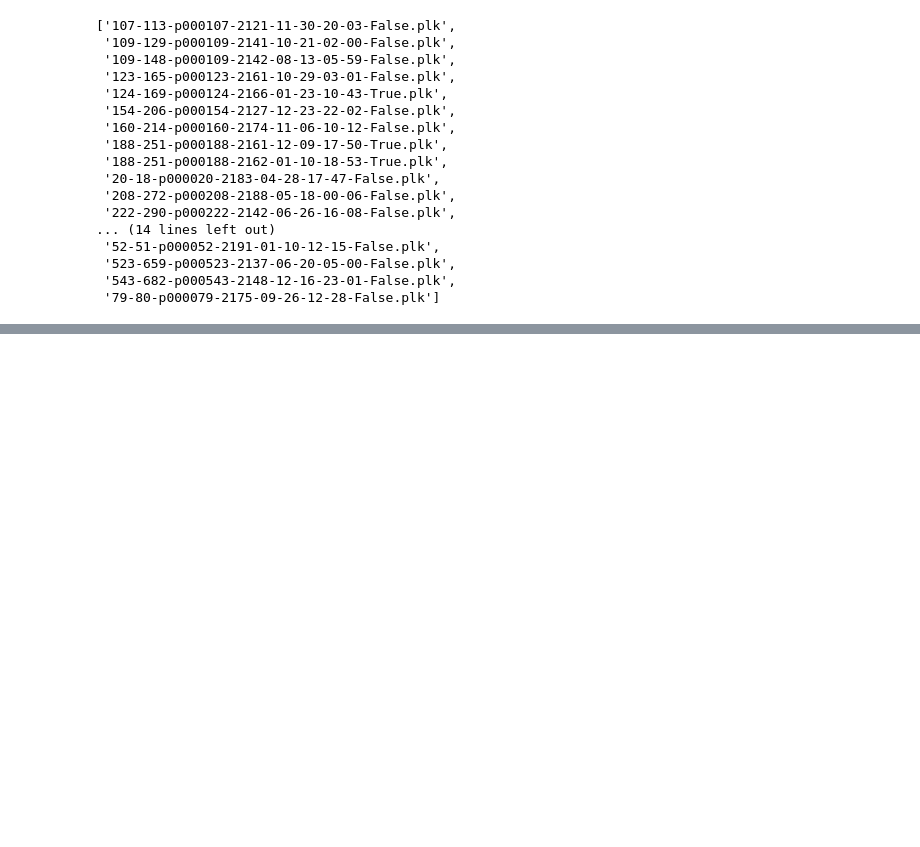
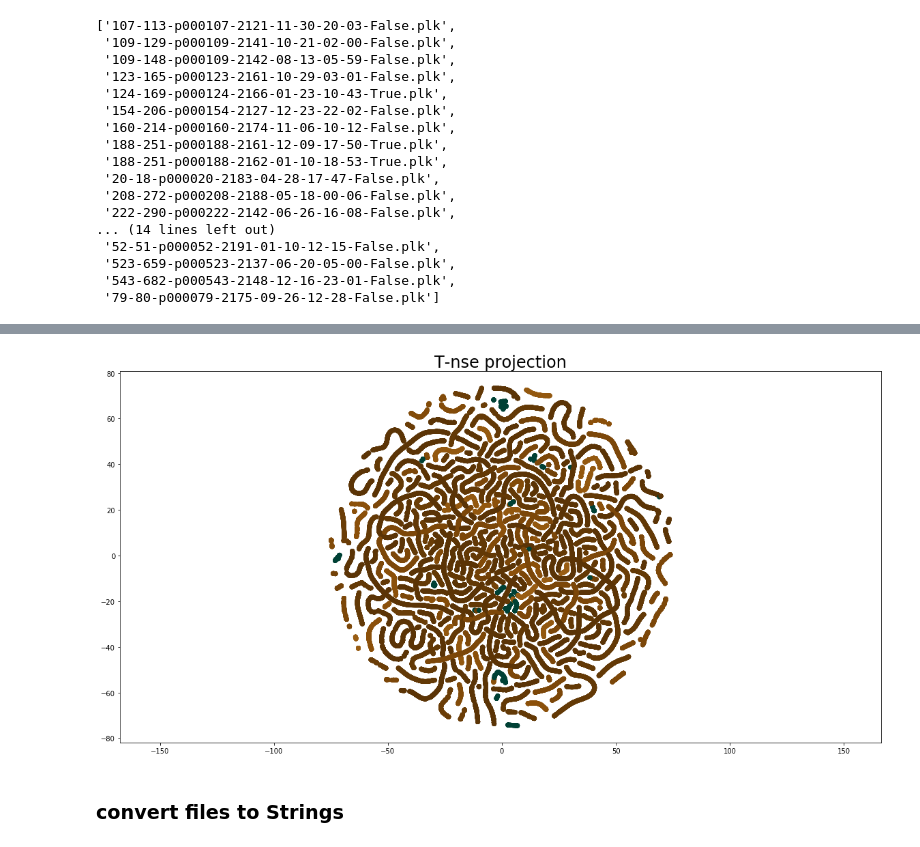
Before and after one commit to andresmore/HR_Analysis, a Jupyter notebook: HR_Analysis/Exploration_DBSCAN.ipynb, the cells around one changed output, grey strips where cells are left out. Drawn from its saved outputs; the diff is of its cells as text; code cells hidden in the pictures; blank space fills up the shorter version.

```diff
--- a/HR_Analysis/Exploration_DBSCAN.ipynb
+++ b/HR_Analysis/Exploration_DBSCAN.ipynb
@@ -106,0 +159,3 @@ db = DBSCAN(eps=0.3, min_samples=10).fit(X)
+# %%
+db.set_params(min_samples=res_gp.x[0],eps=res_gp.x[1])
+db.fit(X)
@@ -151,0 +227,10 @@ plt.title('UMAP projection', fontsize=24);
+# %%
+from sklearn.manifold import TSNE
+X_embedded = TSNE(n_components=2).fit_transform(X)
+plt.scatter(X_embedded[:, 0], X_embedded[:, 1], c=[sns.color_palette("BrBG", len(a))[x] for x in labels])
+plt.gca().set_aspect('equal', 'datalim')
+plt.title('T-nse projection', fontsize=24);
+# %% [output]
+[figure, added]
+# %% [markdown]
+### convert files to Strings
```
Also changed, not shown: parts of 44 cells of this notebook.
